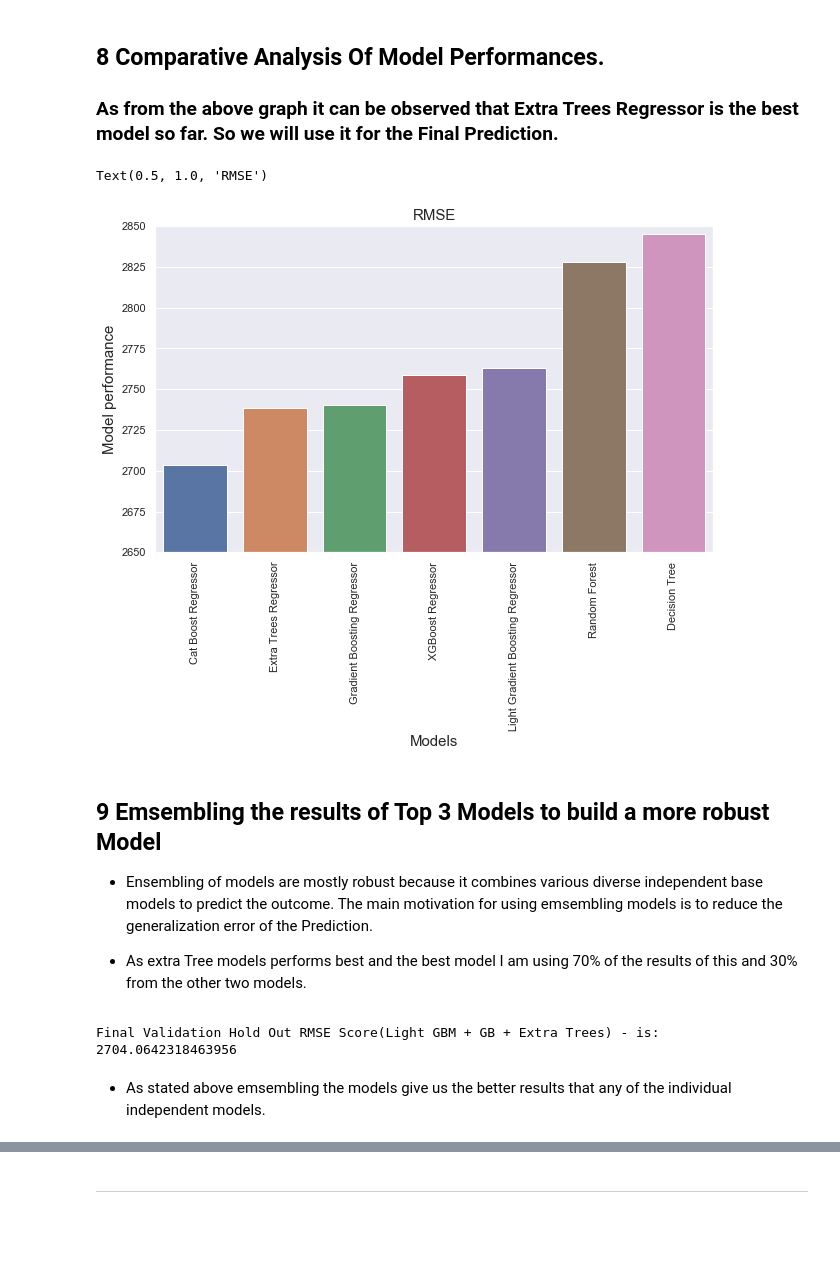
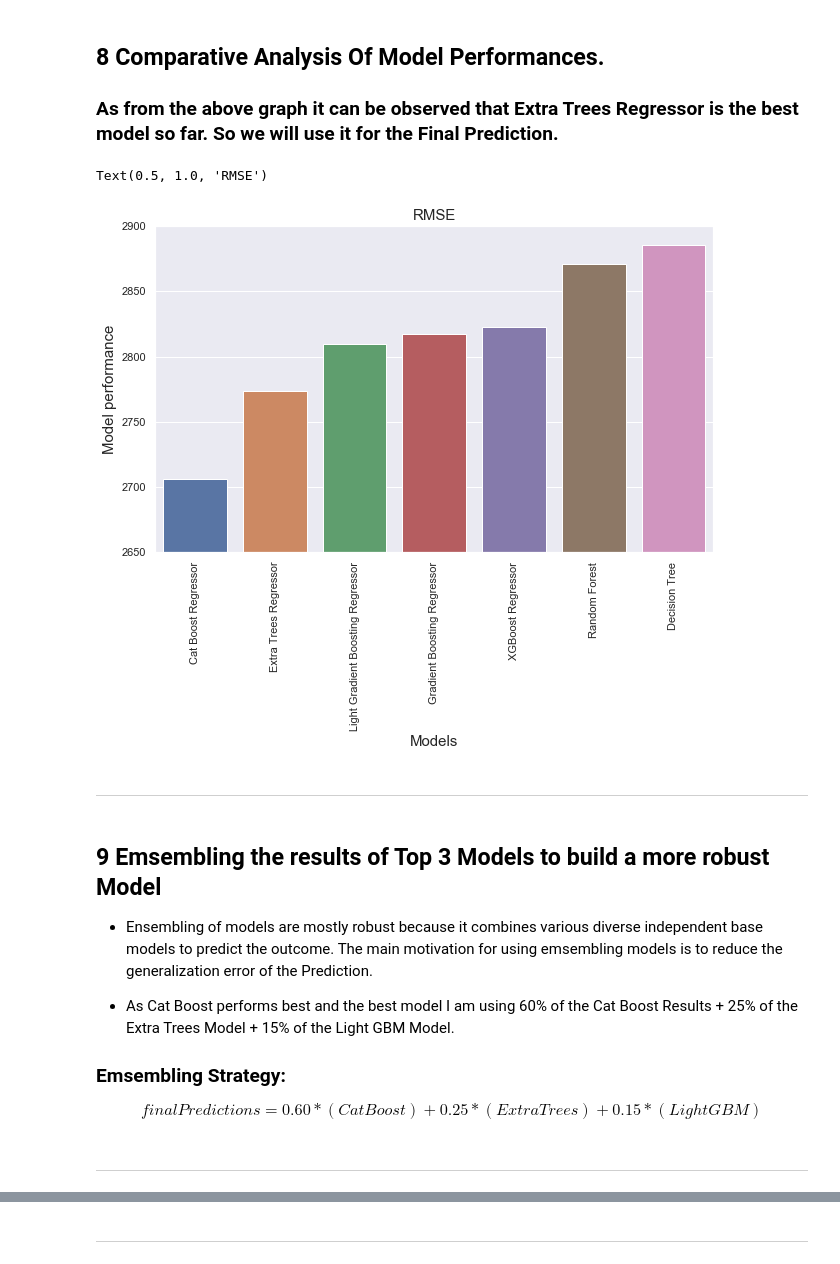
Before and after one commit to Sghosh1999/Sales_Prediction, a Jupyter notebook: Sayantan_Ghosh_11417_Black_Friday_sales.ipynb, the cells around one changed output, grey strips where cells are left out. Cells and saved outputs as stored; diff of their text form; code cells hidden in the pictures; blank space fills up the shorter version.

```diff
--- a/Sayantan_Ghosh_11417_Black_Friday_sales.ipynb
+++ b/Sayantan_Ghosh_11417_Black_Friday_sales.ipynb
@@ -1812,2 +1781,0 @@ Training Cross validation RMSE Score(Cat Boost) is: 2674.939214395228
-# %%
-model_cat.fit(X_train_cat, y_train_,eval_set=(X_validation_cat, y_validation_),plot=True)
@@ -1826,0 +1784,3 @@ bestIteration = 499
+# %%
+#Fitting the Catboost model and scoring on Validation Set
+model_cat.fit(X_train_, y_train_,eval_set=(X_validation_, y_validation_),plot=True)
@@ -1827,6 +1802,6 @@ bestIteration = 499
 # %%
 #Validation Hold out Score
-predictions_cat = model_cat.predict(X_validation_cat)
+predictions_cat = model_cat.predict(X_validation_)
 RMSE_cat_Boost = np.sqrt(mean_squared_error(predictions_cat, y_validation_))
 print(f"Validation Hold Out RMSE Score(Cat Boost) is: {RMSE_cat_Boost}")
 # %% [output]
@@ -1854,6 +1837,6 @@ Training Cross Validation RMSE Score(XGB) is: 2595.275832740754
 # %%
-LightGB.fit(X_train_LGB,y_train_)
-predictions_lgb = LightGB.predict(X_validation_LGB)
-rmse_lgbm_val = np.sqrt(mean_squared_error(predictions_lgb, y_validation_))
+LightGB.fit(X_train_,y_train_)
+prediction_lgbm = LightGB.predict(X_validation_)
+rmse_lgbm_val = np.sqrt(mean_squared_error(prediction_lgbm, y_validation_))
 print(f"Validation Hold Out RMSE Score(LGB) is: {rmse_lgbm_val}")
 # %% [output]
@@ -1904,30 +1887,31 @@ result_df
 
 ### As from the above graph it can be observed that Extra Trees Regressor is the best model so far. So we will use it for the Final Prediction.
 # %%
-# Plotting model performance
+# Plotting the model performances on RMSE Scores
 f, ax = plt.subplots(figsize=(10, 6))
 plt.xticks(rotation='90')
 sns.barplot(x=result_df['Model'], y=result_df['Score'])
 plt.xlabel('Models', fontsize=15)
 plt.ylabel('Model performance', fontsize=15)
-plt.ylim(2650, 2850)
+plt.ylim(2650, 2900)
 plt.title('RMSE', fontsize=15)
 # %% [output]
 Text(0.5, 1.0, 'RMSE')
-[figure, old version]
+[figure, new version]
+# %% [markdown]
+--------------------
 # %% [markdown]
 ## 9 Emsembling the results of Top 3 Models to build a more robust Model
 
 * Ensembling of models are mostly robust because it combines various diverse independent base models to predict the outcome. The main motivation for using emsembling models is to reduce the generalization error of the Prediction.
 
-* As extra Tree models performs best and the best model I am using 70% of the results of this and 30% from the other two models.
+* As Cat Boost performs best and the best model I am using 60% of the Cat Boost Results + 25% of the Extra Trees Model + 15% of the Light GBM Model.
+
+### Emsembling Strategy:
+
+
+\begin{equation*}
+finalPredictions = 0.60 * (Cat Boost) + 0.25 * (Extra Trees) + 0.15 * (Light GBM)
+\end{equation*}
-# %%
-ensemble_predictions = (predictions_cat*0.7) + (prediction_etr*0.15) + (prediction_gb*0.15)
-
-Final_RMSE = np.sqrt(mean_squared_error(ensemble_predictions, y_validation_))
-
-print(f"Final Validation Hold Out RMSE Score(Light GBM + GB + Extra Trees) - is: {Final_RMSE}")
-# %% [output]
-Final Validation Hold Out RMSE Score(Light GBM + GB + Extra Trees) - is: 2704.0642318463956
-# %% [markdown]
-* As stated above emsembling the models give us the better results that any of the individual independent models.
+# %% [markdown]
+-------------------
```
Also changed, not shown: parts of 72 cells of this notebook.
